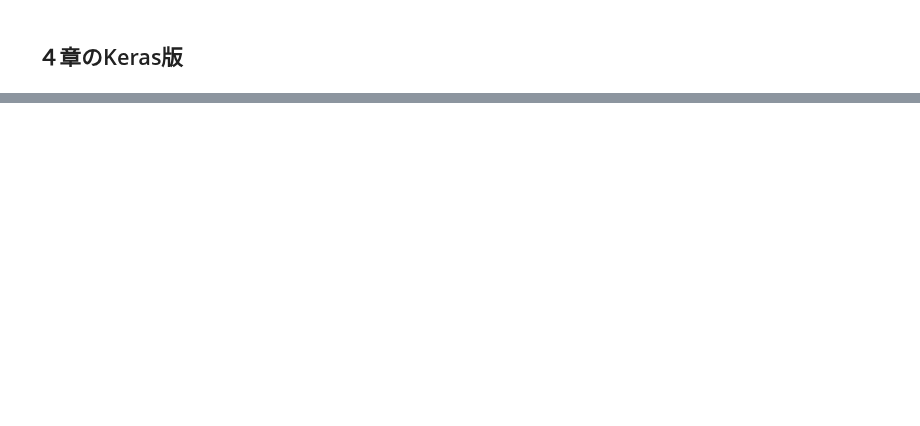
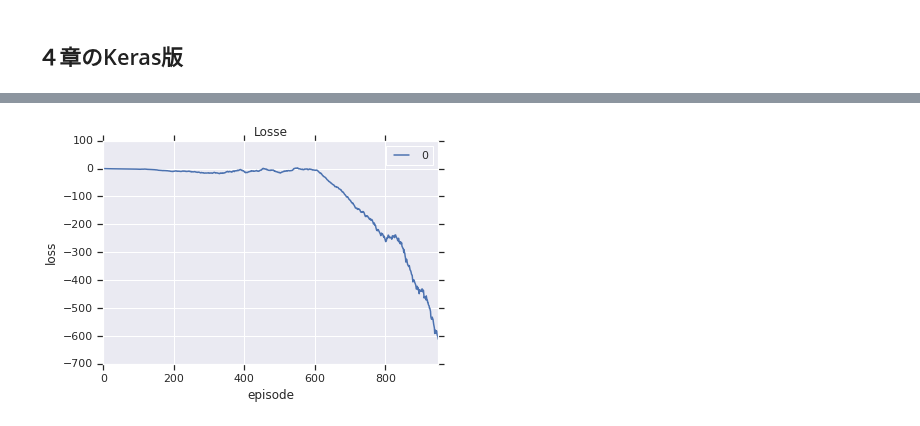
Before and after one commit to take-pwave/notebook, a Jupyter notebook: Deep_Reinforcement_Learning_in_Action/Chapter4_with_keras.ipynb, the cells around one changed output, grey strips where cells are left out. Cells and saved outputs as stored; diff of their text form; code cells hidden in the pictures; blank space fills up the shorter version.

```diff
--- a/Deep_Reinforcement_Learning_in_Action/Chapter4_with_keras.ipynb
+++ b/Deep_Reinforcement_Learning_in_Action/Chapter4_with_keras.ipynb
@@ -360,0 +410,4 @@ showResult(losses)
+# %%
+showResult(losses, title="Losse", x_axis="episode", y_axis="loss")
+# %% [output]
+[figure, added]
```
Also changed, not shown: parts of 22 cells of this notebook, 2 other files.
